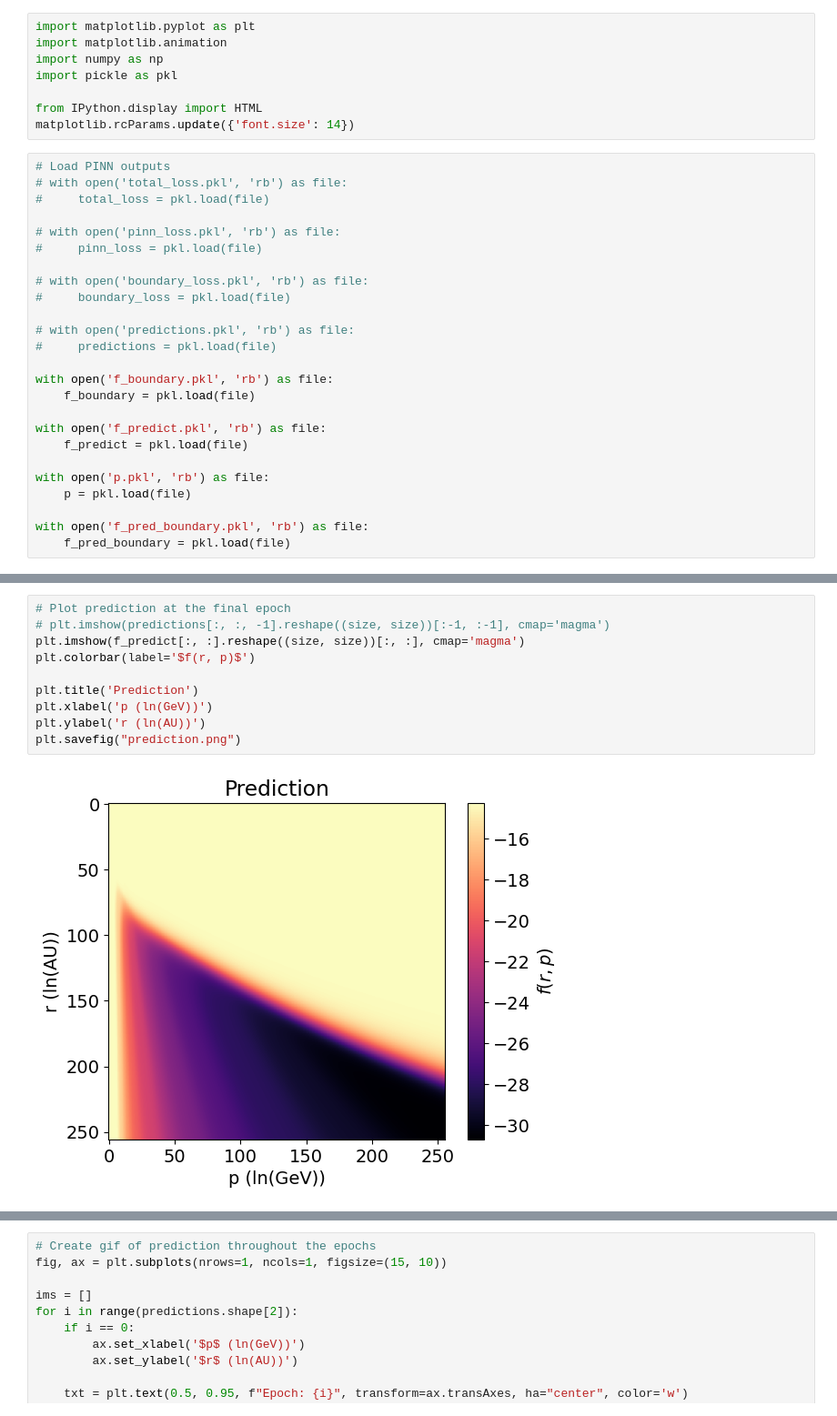
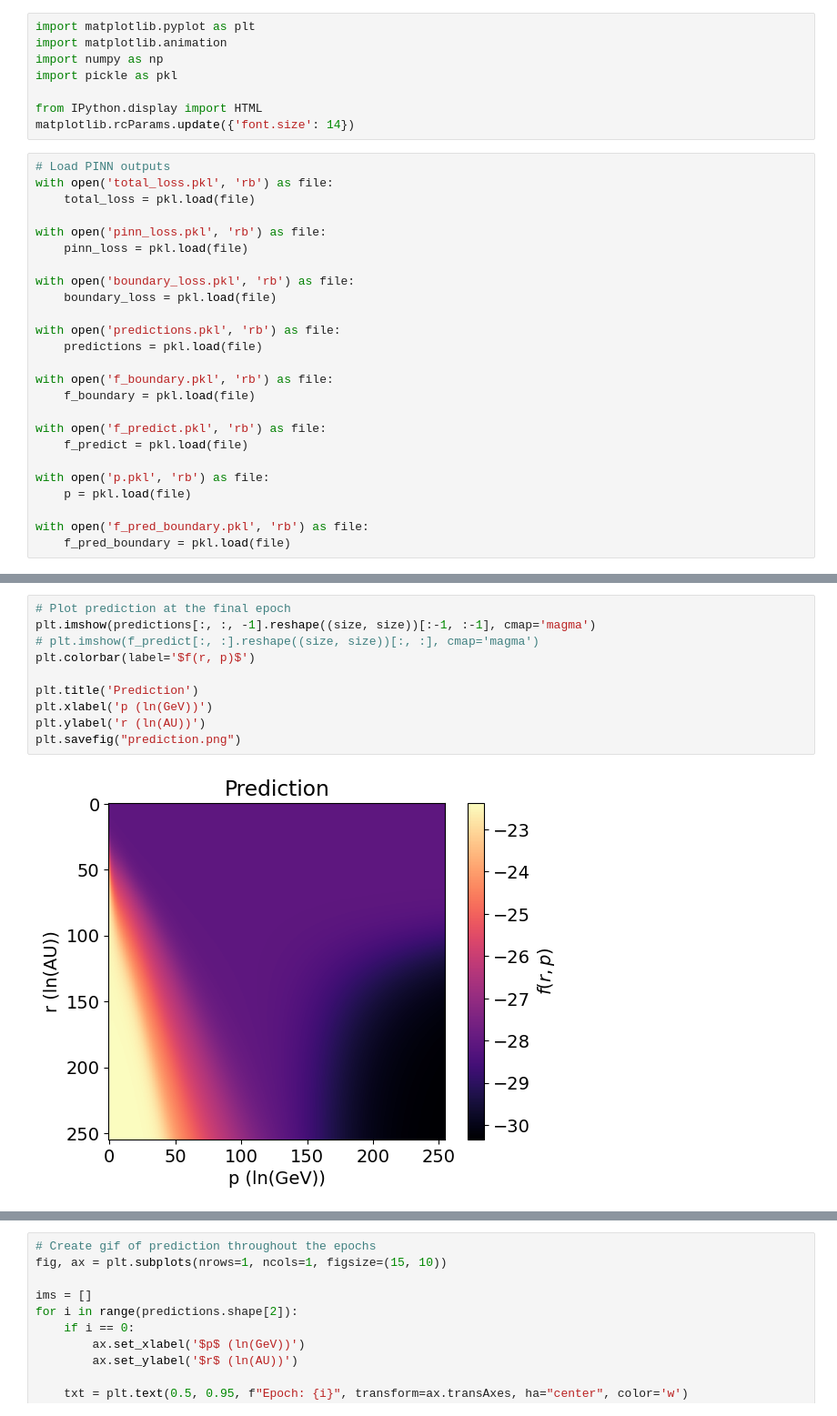
Before and after one commit to linneawolniewicz/pinns, a Jupyter notebook: figures/visualize.ipynb, the cells around one changed output, grey strips where cells are left out. Shown at 91% size. Saved outputs shown, nothing was run; the diff lists cells and outputs as text.

```diff
--- a/figures/visualize.ipynb
+++ b/figures/visualize.ipynb
@@ -8,17 +8,17 @@ from IPython.display import HTML
 matplotlib.rcParams.update({'font.size': 14})
 # %%
 # Load PINN outputs
-# with open('total_loss.pkl', 'rb') as file:
-#     total_loss = pkl.load(file)
+with open('total_loss.pkl', 'rb') as file:
+    total_loss = pkl.load(file)
 
-# with open('pinn_loss.pkl', 'rb') as file:
-#     pinn_loss = pkl.load(file)
+with open('pinn_loss.pkl', 'rb') as file:
+    pinn_loss = pkl.load(file)
 
-# with open('boundary_loss.pkl', 'rb') as file:
-#     boundary_loss = pkl.load(file)
+with open('boundary_loss.pkl', 'rb') as file:
+    boundary_loss = pkl.load(file)
 
-# with open('predictions.pkl', 'rb') as file:
-#     predictions = pkl.load(file)
+with open('predictions.pkl', 'rb') as file:
+    predictions = pkl.load(file)
 
 with open('f_boundary.pkl', 'rb') as file:
     f_boundary = pkl.load(file)
@@ -54,15 +54,15 @@ plt.show()
 # %%
 # Plot prediction at the final epoch
-# plt.imshow(predictions[:, :, -1].reshape((size, size))[:-1, :-1], cmap='magma')
-plt.imshow(f_predict[:, :].reshape((size, size))[:, :], cmap='magma')
+plt.imshow(predictions[:, :, -1].reshape((size, size))[:-1, :-1], cmap='magma')
+# plt.imshow(f_predict[:, :].reshape((size, size))[:, :], cmap='magma')
 plt.colorbar(label='$f(r, p)$')
 
 plt.title('Prediction')
 plt.xlabel('p (ln(GeV))')
 plt.ylabel('r (ln(AU))')
 plt.savefig("prediction.png")
 # %% [output]
-[figure, old version]
+[figure, new version]
 # %%
 # Plot loss
 fig, ax = plt.subplots(nrows=1, ncols=1, figsize=(15, 6))
```
Also changed, not shown: parts of 3 cells of this notebook, 2 other files.
